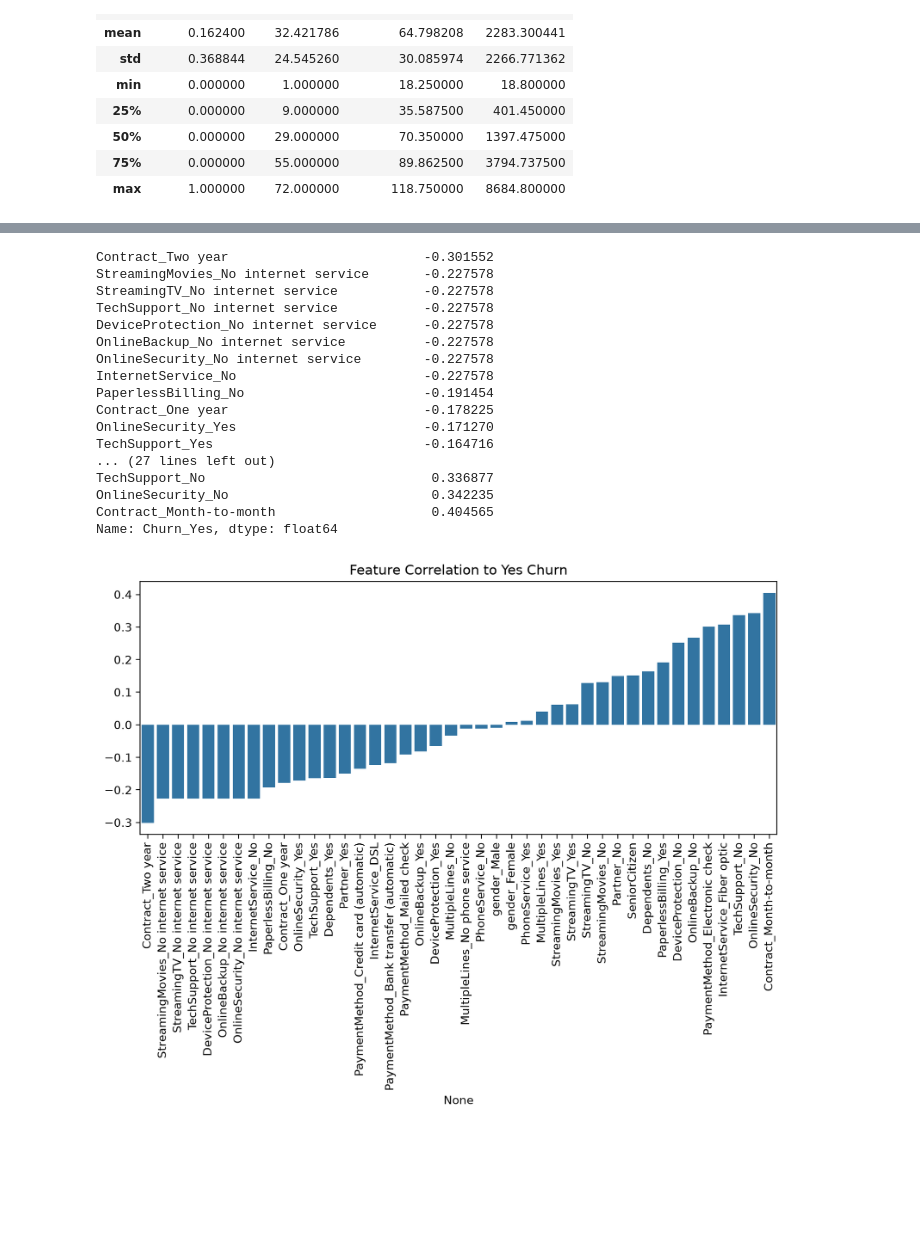
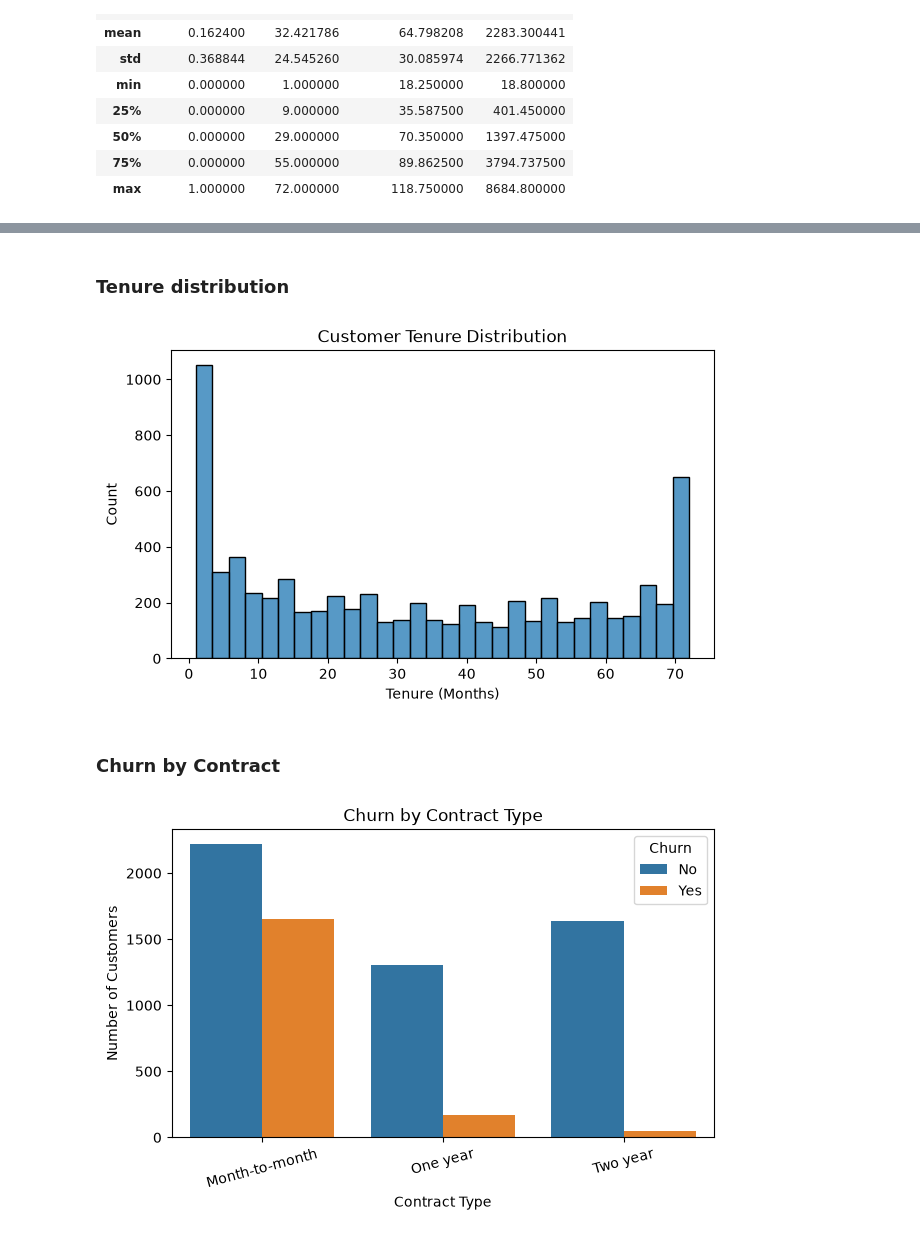
Before and after one commit to HtooAungKha/Telecommunication-Customer-Churn-Prediction, a Jupyter notebook: Notebooks/01_data_exploration.ipynb, the cells around one changed output, grey strips where cells are left out. Cells and saved outputs as stored; diff of their text form; code cells hidden in the pictures; blank space fills up the shorter version.

```diff
--- a/Notebooks/01_data_exploration.ipynb
+++ b/Notebooks/01_data_exploration.ipynb
@@ -112,27 +201,34 @@ corr_df  = pd.get_dummies(df[['gender', 'SeniorCitizen', 'Partner', 'Dependents'
+# %% [markdown]
+### Tenure distribution
 # %%
-corr_df['Churn_Yes'].sort_values().iloc[1:-1]
+plt.figure(figsize=(7,4))
+
+sns.histplot(df["tenure"], bins=30)
+
+plt.title("Customer Tenure Distribution")
+plt.xlabel("Tenure (Months)")
+plt.ylabel("Count")
+
+plt.show()
 # %% [output]
-Contract_Two year                         -0.301552
-StreamingMovies_No internet service       -0.227578
-StreamingTV_No internet service           -0.227578
-TechSupport_No internet service           -0.227578
-DeviceProtection_No internet service      -0.227578
-OnlineBackup_No internet service          -0.227578
-OnlineSecurity_No internet service        -0.227578
-InternetService_No                        -0.227578
-PaperlessBilling_No                       -0.191454
-Contract_One year                         -0.178225
-OnlineSecurity_Yes                        -0.171270
-TechSupport_Yes                           -0.164716
-... (27 lines left out)
-TechSupport_No                             0.336877
-OnlineSecurity_No                          0.342235
-Contract_Month-to-month                    0.404565
-Name: Churn_Yes, dtype: float64
+[figure, added]
+# %% [markdown]
+### Churn by Contract
 # %%
-plt.figure(figsize=(10,4),dpi=200)
-sns.barplot(x=corr_df['Churn_Yes'].sort_values().iloc[1:-1].index,y=corr_df['Churn_Yes'].sort_values().iloc[1:-1].values)
-plt.title("Feature Correlation to Yes Churn")
-plt.xticks(rotation=90);
+plt.figure(figsize=(7,4))
+
+sns.countplot(
+    data=df,
+    x="Contract",
+    hue="Churn"
+)
+
+plt.title("Churn by Contract Type")
+plt.xlabel("Contract Type")
+plt.ylabel("Number of Customers")
+
+plt.xticks(rotation=15)
+
+plt.show()
 # %% [output]
-[figure, old version]
+[figure, new version]
```
Also changed, not shown: parts of 30 cells of this notebook, 1 other file.
